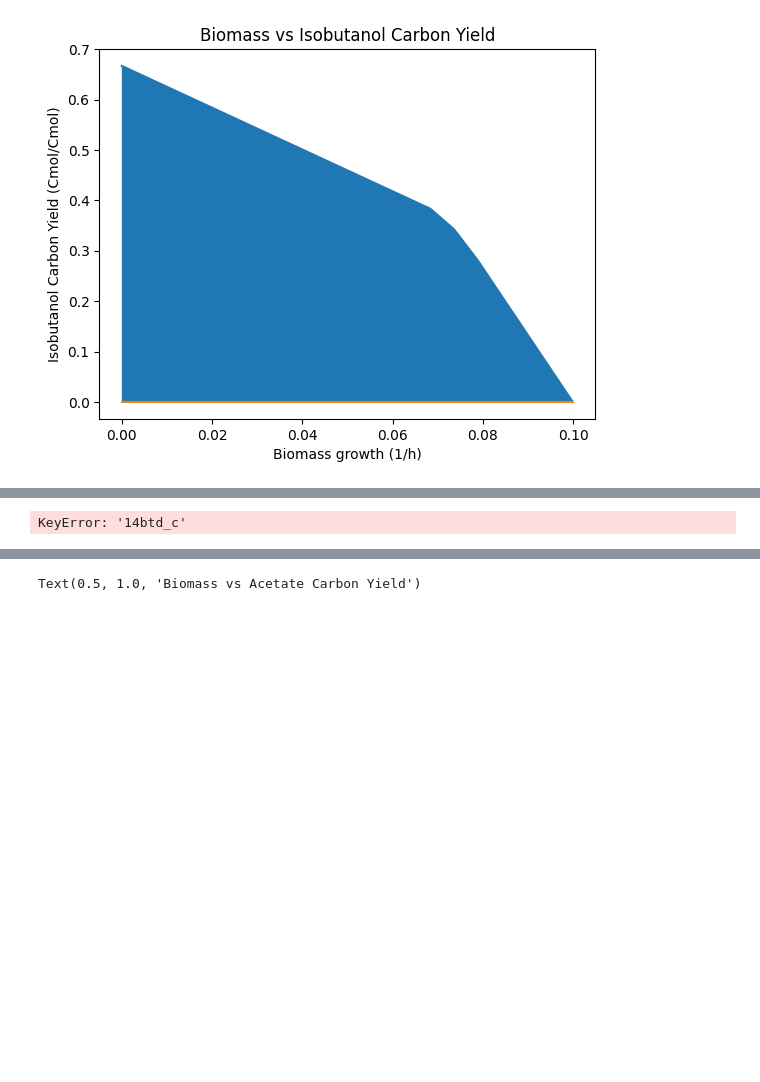
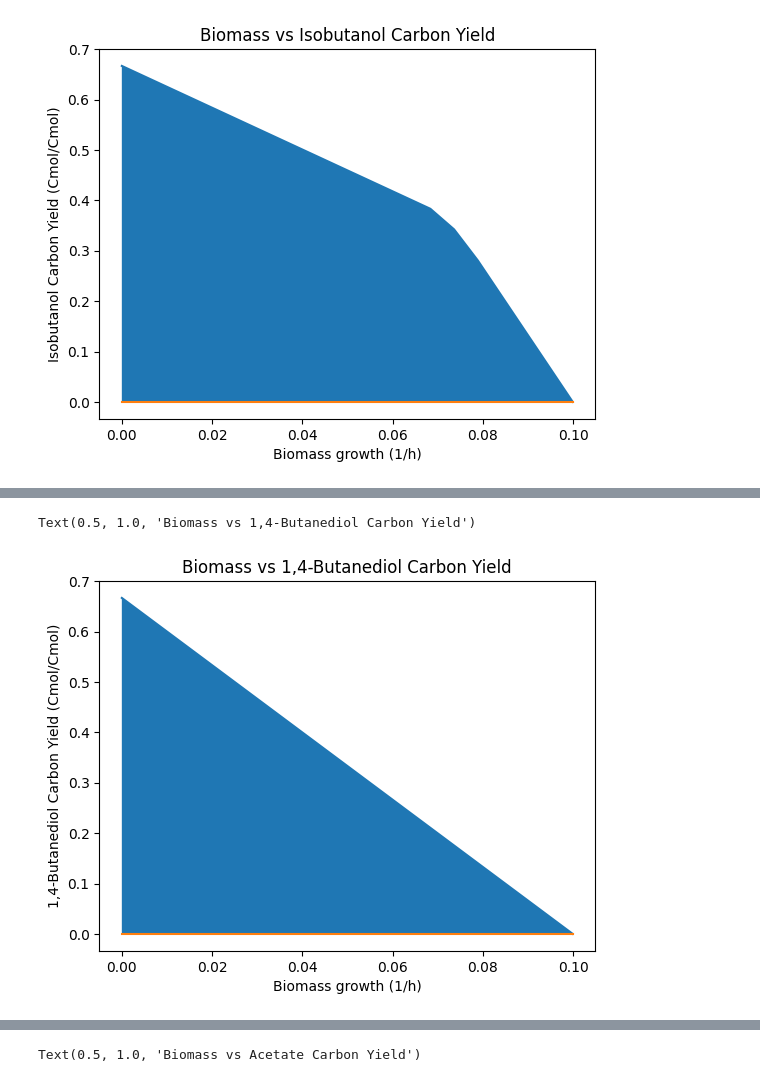
Before and after one commit to matthewkchung/iBag, a Jupyter notebook: test.ipynb, the cells around one changed output, grey strips where cells are left out. Drawn from its saved outputs; the diff is of its cells as text; code cells hidden in the pictures; blank space fills up the shorter version.

Commit message:
generated 10 of 20 production modules

```diff
--- a/test.ipynb
+++ b/test.ipynb
@@ -660,22 +659,22 @@ Text(0.5, 1.0, 'Biomass vs Pentanol Carbon Yield')
 # %%
 # 14btd,"1,4-Butanediol","['SUCOAS', 'OXGDC', 'SSCOARx', '4HBDH', '4HBACT', '4HBTALDDH', 'BTDP2']",14btd,alcohol,"['succ', 'akg']","('PMID', 21602812)","['Pathway is provided in Supplementary Data 1, as part of the model used for OptKnock simulations.']",C4H10O2,,,,,,,
 
 ex_14btd = Reaction('EX_14btd', lower_bound=0.0, upper_bound=1000.0)
 ex_14btd.add_metabolites({model.metabolites.get_by_id('14btd[c]'): -1.0})
 model.add_reactions([ex_14btd])
 heterologous_rxns.add('EX_14btd')
 
 prod_module = {'SUCOAS', 'OXGDC', 'SSCOARx', '4HBDH', '4HBACT', '4HBTALDDH', 'BTDP2', 'EX_14btd'}
-prod_module.intersection(heterologous_rxns)
 
 prod_env = carbon_yield_calcs(model, prod_module.intersection(heterologous_rxns), 'EX_14btd', heterologous_rxns)
 
 plt.fill_between(prod_env['EXBiomass'], prod_env['carbon_yield_minimum'], prod_env['carbon_yield_maximum'])
 plt.plot(prod_env['EXBiomass'], prod_env['carbon_yield_maximum'])
 plt.plot(prod_env['EXBiomass'], prod_env['carbon_yield_minimum'])
 
 plt.xlabel("Biomass growth (1/h)")
 plt.ylabel("1,4-Butanediol Carbon Yield (Cmol/Cmol)")
 plt.title("Biomass vs 1,4-Butanediol Carbon Yield")
 # %% [output]
-KeyError: '14btd_c'
+Text(0.5, 1.0, 'Biomass vs 1,4-Butanediol Carbon Yield')
+[figure, added]
```
Also changed, not shown: parts of 7 cells of this notebook, 1 other file.
